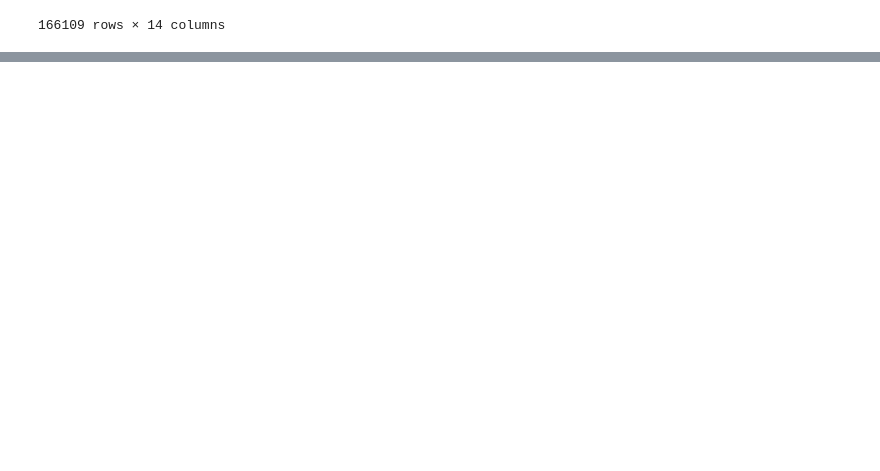
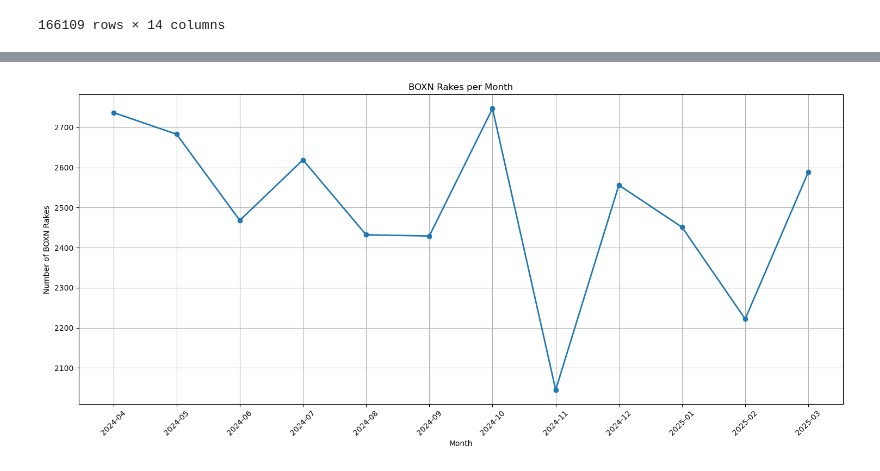
Before and after one commit to hk7131/hk7131, a Jupyter notebook: CRIS.IPYNB, the cells around one changed output, grey strips where cells are left out. Cells and saved outputs as stored; diff of their text form; code cells hidden in the pictures; blank space fills up the shorter version.

```diff
--- a/CRIS.IPYNB
+++ b/CRIS.IPYNB
@@ -27,0 +48,4 @@ SyntaxError: invalid syntax (2677146559.py, line 1)
+# %%
+df_encode=df.copy()
+# %%
+df_encode['RDATE']=pd.to_datetime(df['RDATE'],format='%d-%m-%Y %H:%M')
@@ -27,0 +67,4 @@ SyntaxError: invalid syntax (2677146559.py, line 1)
+# %%
+df_encode['MONTH'] = df_encode['RDATE'].dt.to_period('M')
+# %%
+boxn=df_encode[df_encode['RAKETYPE'] == 'BOXN']
@@ -27,0 +91,23 @@ SyntaxError: invalid syntax (2677146559.py, line 1)
+# %%
+monthly_boxn = boxn.groupby('MONTH').size()
+
+plt.figure(figsize=(15, 7))
+
+plt.plot(
+    monthly_boxn.index.astype(str),
+    monthly_boxn.values,
+    marker='o',
+    linewidth=2
+)
+
+plt.xlabel('Month')
+plt.ylabel('Number of BOXN Rakes')
+plt.title('BOXN Rakes per Month')
+
+plt.xticks(rotation=45)
+plt.grid(True)
+
+plt.tight_layout()
+plt.show()
+# %% [output]
+[figure, added]
```
Also changed, not shown: parts of 12 cells of this notebook, 2 other files.
